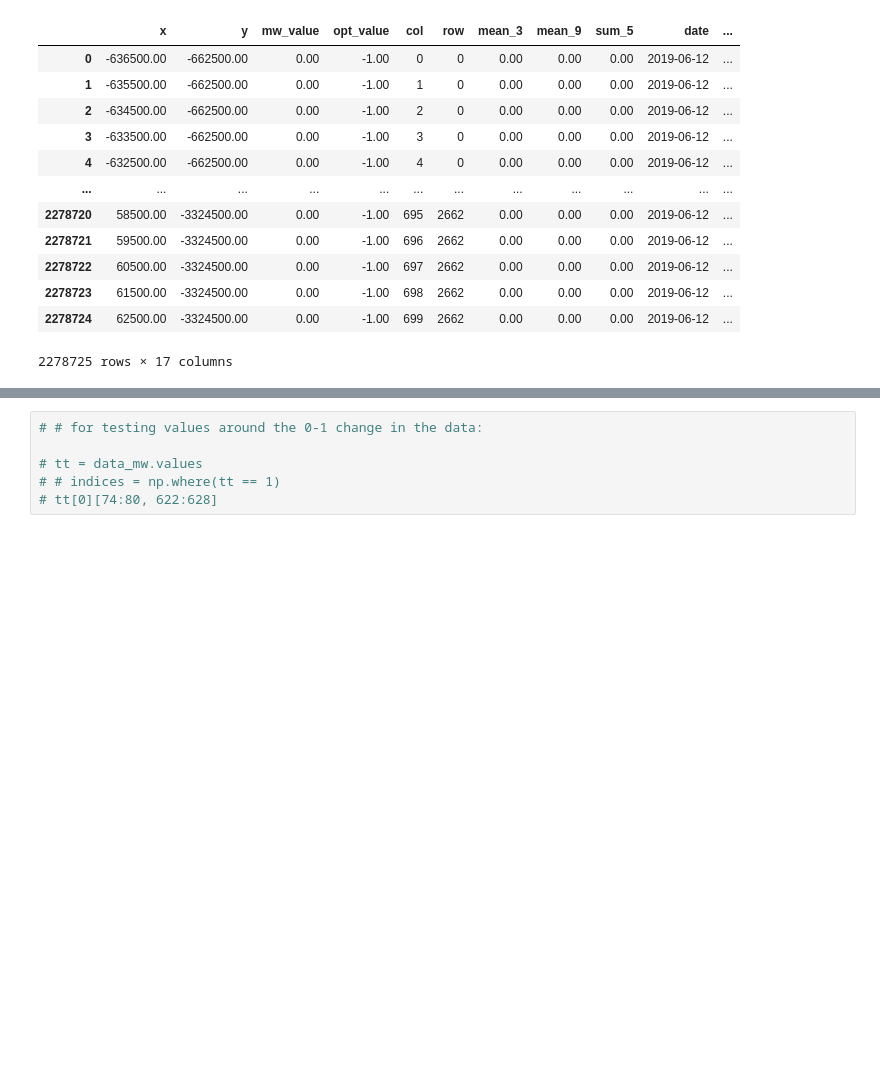
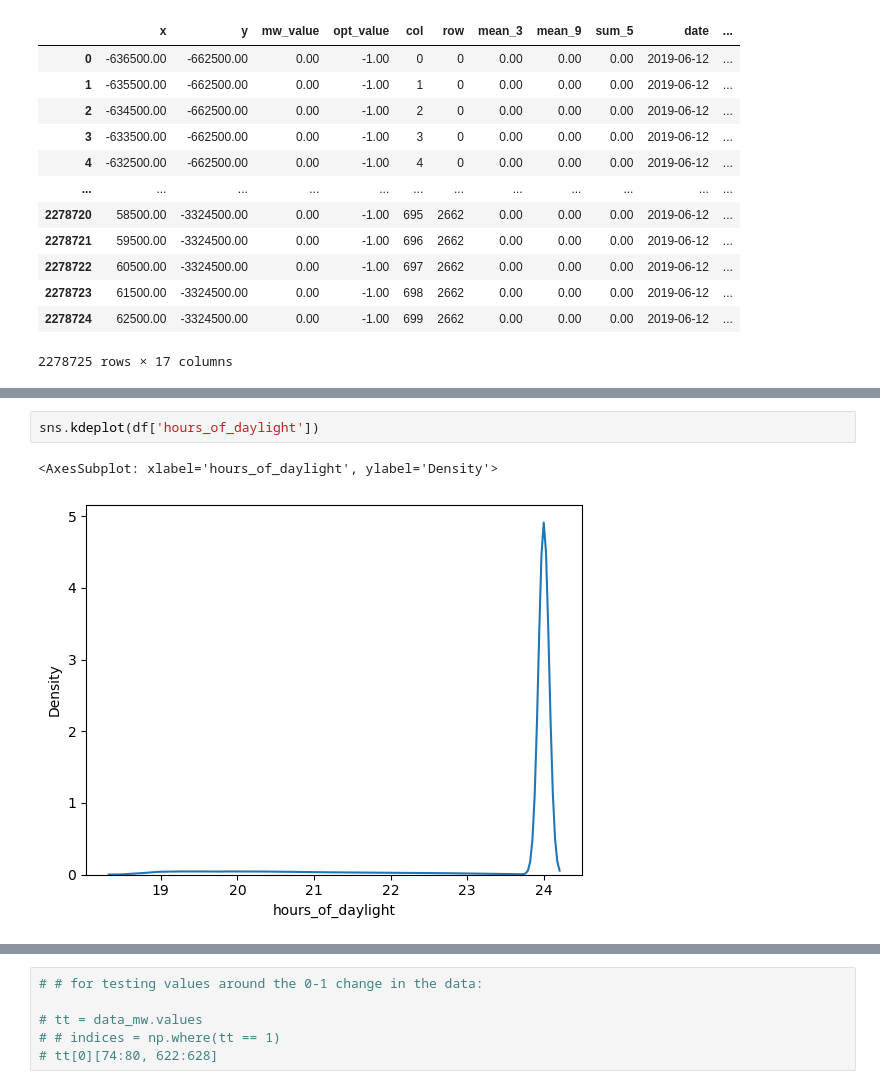
Before and after one commit to linaskerath/RP_Greenland, a Jupyter notebook: Scripts/04_feature_engineering.ipynb, the cells around one changed output, grey strips where cells are left out. Saved outputs shown, nothing was run; the diff lists cells and outputs as text; blank space fills up the shorter version.

```diff
--- a/Scripts/04_feature_engineering.ipynb
+++ b/Scripts/04_feature_engineering.ipynb
@@ -351,0 +370,5 @@ df
+# %%
+sns.kdeplot(df['hours_of_daylight'])
+# %% [output]
+<AxesSubplot: xlabel='hours_of_daylight', ylabel='Density'>
+[figure, added]
```
Also changed, not shown: parts of 9 cells of this notebook, 1 other file.
